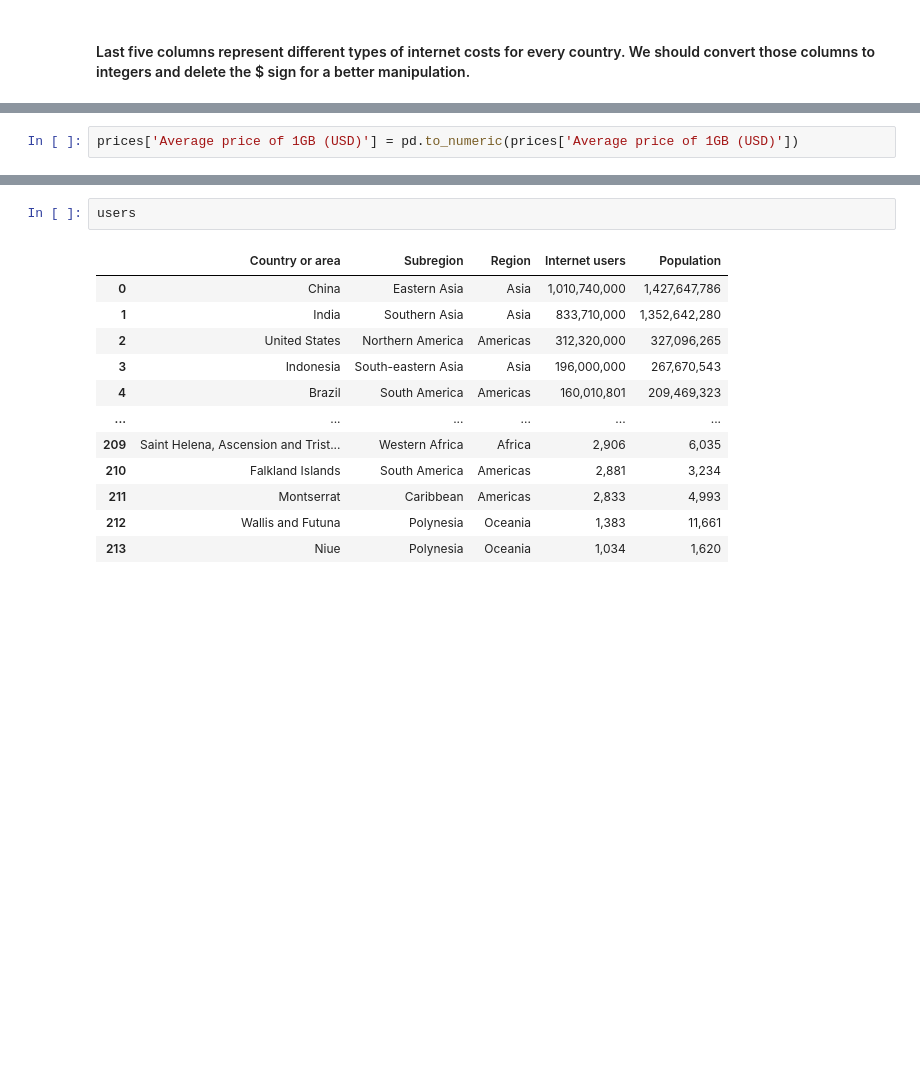
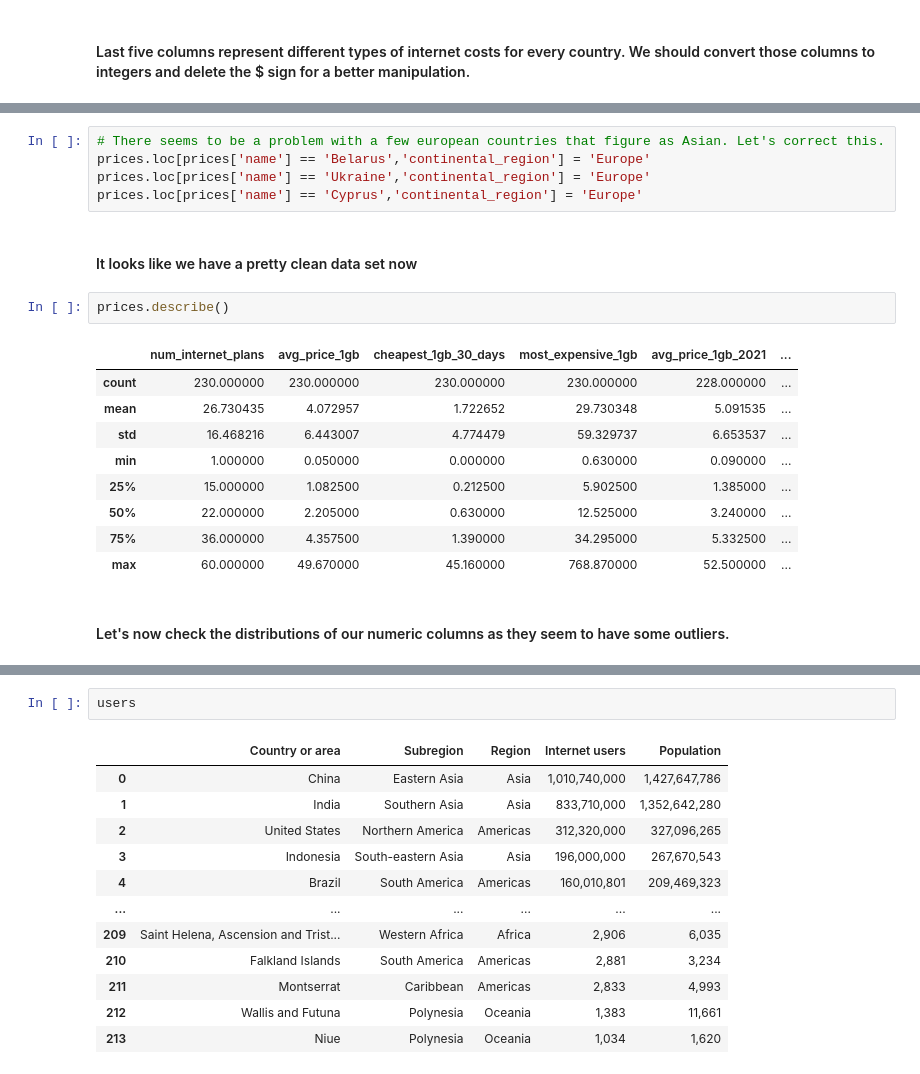
Before and after one commit to ManuelEspitia1/cerebro, a Jupyter notebook: webproject.ipynb, the cells around one changed output, grey strips where cells are left out. Saved outputs shown, nothing was run; the diff lists cells and outputs as text; blank space fills up the shorter version.

Commit message:
some data cleaning and changes in the files

```diff
--- a/webproject.ipynb
+++ b/webproject.ipynb
@@ -148,2 +139,0 @@ prices
-# %%
-prices['Average price of 1GB (USD)'] = pd.to_numeric(prices['Average price of 1GB (USD)'])
@@ -182,0 +188,21 @@ speed
+# %%
+# There seems to be a problem with a few european countries that figure as Asian. Let's correct this.
+prices.loc[prices['name'] == 'Belarus','continental_region'] = 'Europe'
+prices.loc[prices['name'] == 'Ukraine','continental_region'] = 'Europe'
+prices.loc[prices['name'] == 'Cyprus','continental_region'] = 'Europe'
+# %% [markdown]
+#### It looks like we have a pretty clean data set now
+# %%
+prices.describe()
+# %% [output]
+|  | num_internet_plans | avg_price_1gb | cheapest_1gb_30_days | most_expensive_1gb | avg_price_1gb_2021 | ... |
+| count | 230.000000 | 230.000000 | 230.000000 | 230.000000 | 228.000000 | ... |
+| mean | 26.730435 | 4.072957 | 1.722652 | 29.730348 | 5.091535 | ... |
+| std | 16.468216 | 6.443007 | 4.774479 | 59.329737 | 6.653537 | ... |
+| min | 1.000000 | 0.050000 | 0.000000 | 0.630000 | 0.090000 | ... |
+| 25% | 15.000000 | 1.082500 | 0.212500 | 5.902500 | 1.385000 | ... |
+| 50% | 22.000000 | 2.205000 | 0.630000 | 12.525000 | 3.240000 | ... |
+| 75% | 36.000000 | 4.357500 | 1.390000 | 34.295000 | 5.332500 | ... |
+| max | 60.000000 | 49.670000 | 45.160000 | 768.870000 | 52.500000 | ... |
+# %% [markdown]
+#### Let's now check the distributions of our numeric columns as they seem to have some outliers.
```
Also changed, not shown: parts of 25 cells of this notebook, 2 other files.
